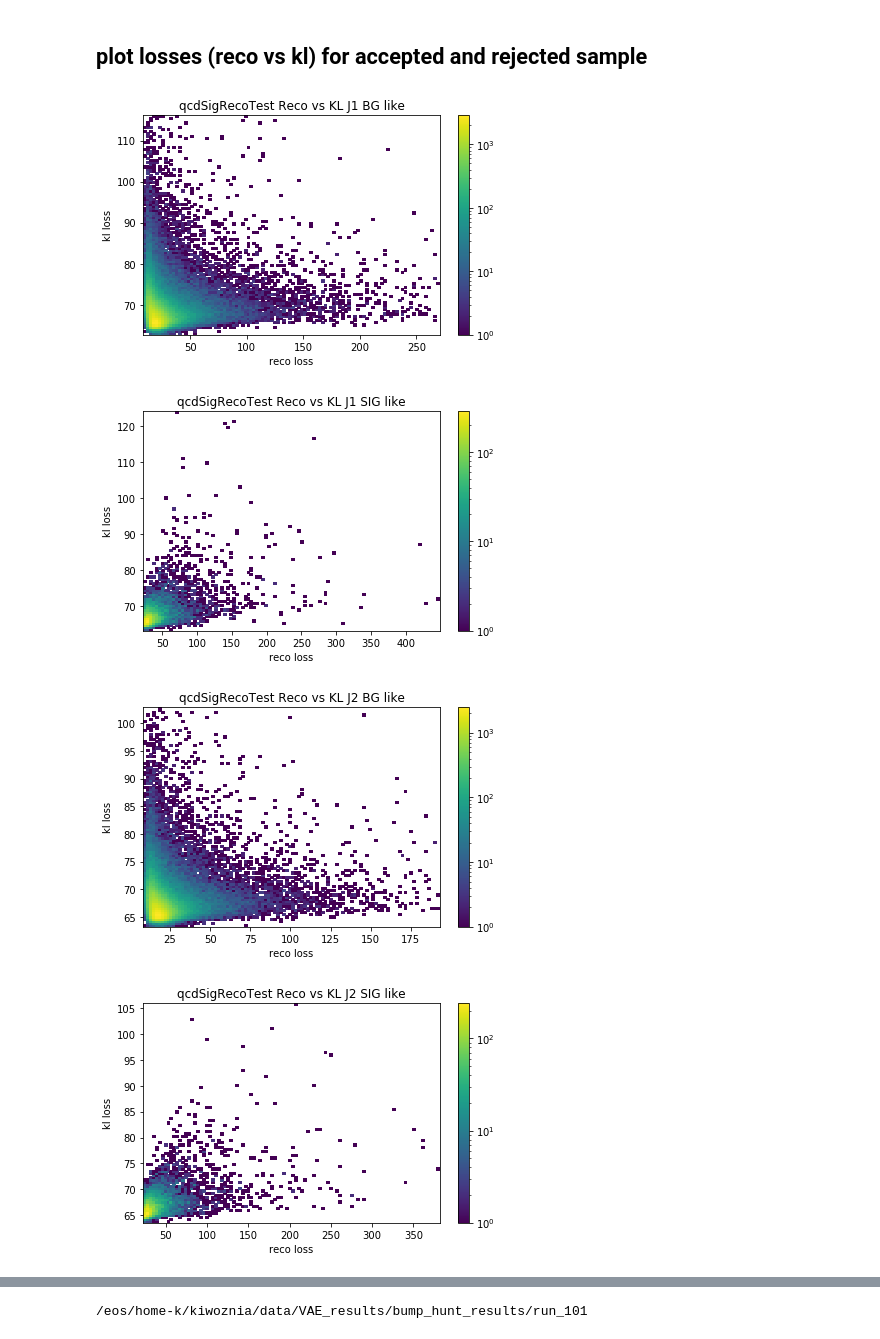
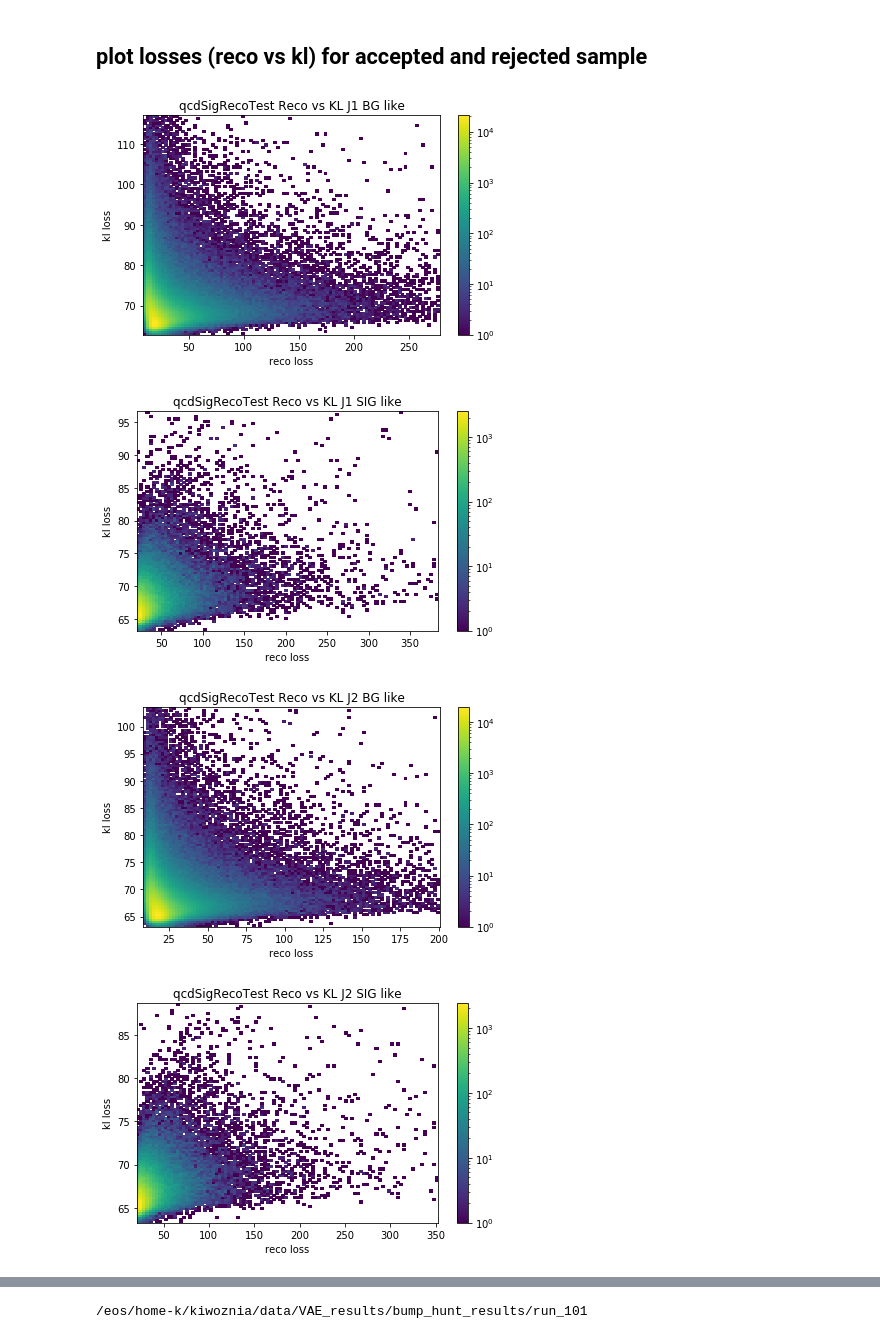
Before and after one commit to kingusiu/dadrah, a Jupyter notebook: main.ipynb, the cells around one changed output, grey strips where cells are left out. Saved outputs shown, nothing was run; the diff lists cells and outputs as text; code cells hidden in the pictures.

```diff
--- a/main.ipynb
+++ b/main.ipynb
@@ -57,7 +57,7 @@ qcd_train, qcd_test = js.split_jet_sample_train_test(qcd_sig_sample, QR_train_sh
 data[SM_sample] = qcd_test
 # %%
 print(qcd_sig_sample.features())
-discriminator = dis.QRDiscriminator(quantile=quantile, loss_strategy=strategy, n_nodes=100)
+discriminator = dis.QRDiscriminator(quantile=quantile, loss_strategy=strategy, n_nodes=30)
 discriminator.fit(qcd_train)
 # %% [output]
 WARNING: Logging before flag parsing goes to stderr.
@@ -110,5 +125,5 @@ sample = data[SM_sample]
 selection = discriminator.select(sample)
 #qcd_sig_test_selected = discriminator.apply(qcd_sig_test)
 sample.add_feature('sel', selection)
-title = "QCD test set: BG like vs SIG like mjj distribution and their ratio"
-rpu.make_bg_vs_sig_ratio_plot(sample.rejected(mjj_key), sample.accepted(mjj_key), target_value=quantile, n_bins=30)
+title = "QCD test set: BG like vs SIG like mjj distribution and ratio"
+rpu.make_bg_vs_sig_ratio_plot(sample.rejected(mjj_key), sample.accepted(mjj_key), target_value=quantile, n_bins=30, title=title)
@@ -115,8 +138,8 @@ rpu.make_bg_vs_sig_ratio_plot(sample.rejected(mjj_key), sample.accepted(mjj_key)
 # %% [markdown]
 # apply selection
 # %%
-for sample in BSM_samples:
+for sample_id in BSM_samples:
     # apply selection to datasample
-    selection = discriminator.select(sig_data[sample])
+    selection = discriminator.select(data[sample_id])
     #qcd_sig_test_selected = discriminator.apply(qcd_sig_test)
-    sig_data[sample].add_feature('sel', selection)
+    data[sample_id].add_feature('sel', selection)
@@ -122,0 +148,5 @@ for sample in BSM_samples:
+# %%
+for sample_id in BSM_samples:
+    sample = data[sample_id]
+    title = sample.name + ": BG like vs SIG like mjj distribution and ratio"
+    rpu.make_bg_vs_sig_ratio_plot(sample.rejected(mjj_key), sample.accepted(mjj_key), target_value=quantile, n_bins=30, title=title)
@@ -123,17 +187,17 @@ for sample in BSM_samples:
 # %% [markdown]
 ## plot losses (reco vs kl) for accepted and rejected sample
 # %%
-for sample in sig_data.values():
+for sample in data.values():
     # plot BG like J1
     pu.plot_hist_2d(sample.rejected('j1RecoLoss'),sample.rejected('j1KlLoss'), xlabel='reco loss', ylabel='kl loss', title=sample.name+' Reco vs KL J1 BG like', clip_outlier=True, fig_dir=experiment.analysis_dir, plot_name=sample.plot_name()+'_RecoVsKLJ1_BGlike.png')
     # plot SIG like J1
     pu.plot_hist_2d(sample.accepted('j1RecoLoss'),sample.accepted('j1KlLoss'), xlabel='reco loss', ylabel='kl loss', title=sample.name+' Reco vs KL J1 SIG like', clip_outlier=True, fig_dir=experiment.analysis_dir, plot_name=sample.plot_name()+'_RecoVsKLJ1_SIGlike.png')
     # plot BG like J2
     pu.plot_hist_2d(sample.rejected('j2RecoLoss'),sample.rejected('j2KlLoss'), xlabel='reco loss', ylabel='kl loss', title=sample.name+' Reco vs KL J2 BG like', clip_outlier=True, fig_dir=experiment.analysis_dir, plot_name=sample.plot_name()+'_RecoVsKLJ2_BGlike.png')
     # plot SIG like J1
     pu.plot_hist_2d(sample.accepted('j2RecoLoss'),sample.accepted('j2KlLoss'), xlabel='reco loss', ylabel='kl loss', title=sample.name+' Reco vs KL J2 SIG like', clip_outlier=True, fig_dir=experiment.analysis_dir, plot_name=sample.plot_name()+'_RecoVsKLJ2_SIGlike.png')
 # %% [output]
-[figure, old version]
+[figure, new version]
-[figure, old version]
+[figure, new version]
-[figure, old version]
+[figure, new version]
-[figure, old version]
+[figure, new version]
```
Also changed, not shown: parts of 8 cells of this notebook, 2 other files.
